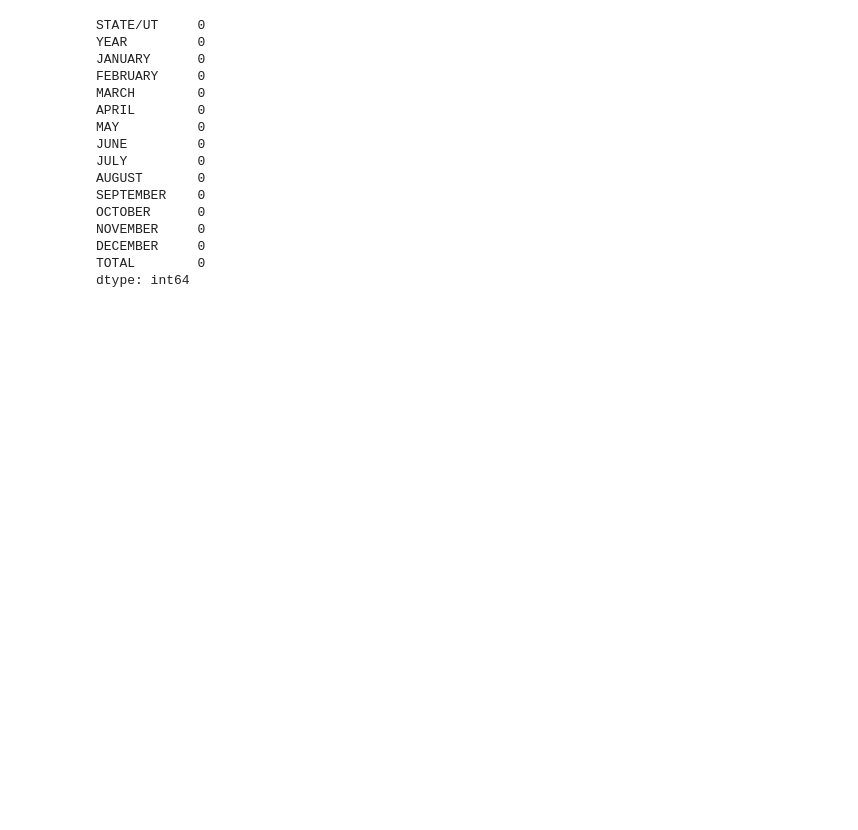
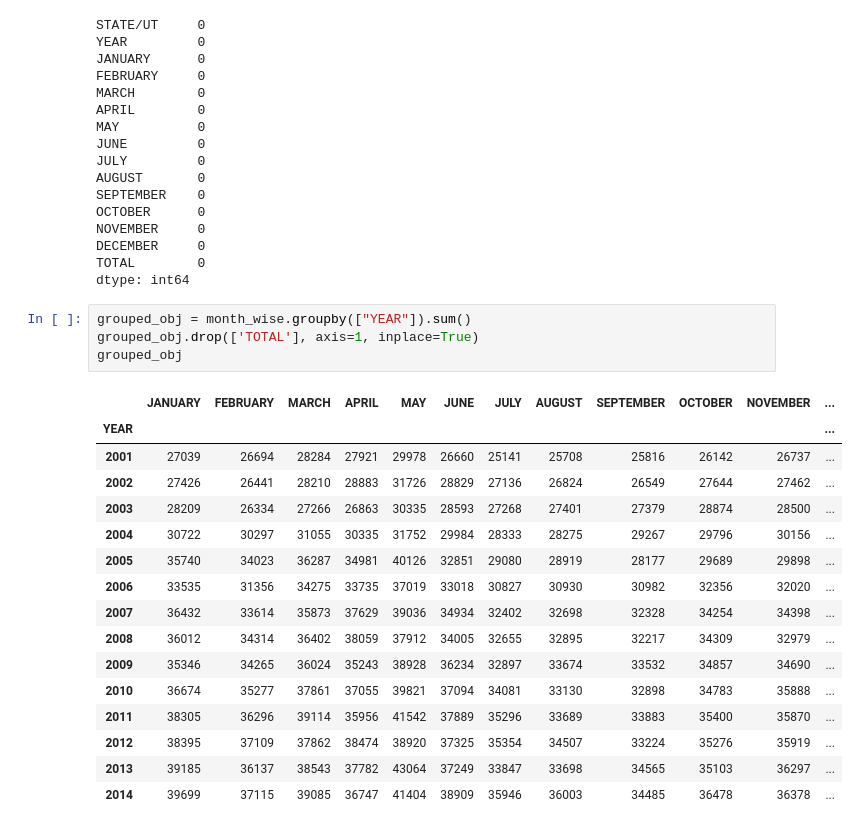
Before and after one commit to janvidixit3344/Accident_ROAD, a Jupyter notebook: analysis4.ipynb, the cells around one changed output. Saved outputs shown, nothing was run; the diff lists cells and outputs as text; blank space fills up the shorter version.

```diff
--- a/analysis4.ipynb
+++ b/analysis4.ipynb
@@ -41,3 +41,24 @@ NOVEMBER     0
 DECEMBER     0
 TOTAL        0
 dtype: int64
+# %%
+grouped_obj = month_wise.groupby(["YEAR"]).sum()
+grouped_obj.drop(['TOTAL'], axis=1, inplace=True)
+grouped_obj
+# %% [output]
+|  | JANUARY | FEBRUARY | MARCH | APRIL | MAY | JUNE | JULY | AUGUST | SEPTEMBER | OCTOBER | NOVEMBER | ... |
+| YEAR |  |  |  |  |  |  |  |  |  |  |  | ... |
+| 2001 | 27039 | 26694 | 28284 | 27921 | 29978 | 26660 | 25141 | 25708 | 25816 | 26142 | 26737 | ... |
+| 2002 | 27426 | 26441 | 28210 | 28883 | 31726 | 28829 | 27136 | 26824 | 26549 | 27644 | 27462 | ... |
+| 2003 | 28209 | 26334 | 27266 | 26863 | 30335 | 28593 | 27268 | 27401 | 27379 | 28874 | 28500 | ... |
+| 2004 | 30722 | 30297 | 31055 | 30335 | 31752 | 29984 | 28333 | 28275 | 29267 | 29796 | 30156 | ... |
+| 2005 | 35740 | 34023 | 36287 | 34981 | 40126 | 32851 | 29080 | 28919 | 28177 | 29689 | 29898 | ... |
+| 2006 | 33535 | 31356 | 34275 | 33735 | 37019 | 33018 | 30827 | 30930 | 30982 | 32356 | 32020 | ... |
+| 2007 | 36432 | 33614 | 35873 | 37629 | 39036 | 34934 | 32402 | 32698 | 32328 | 34254 | 34398 | ... |
+| 2008 | 36012 | 34314 | 36402 | 38059 | 37912 | 34005 | 32655 | 32895 | 32217 | 34309 | 32979 | ... |
+| 2009 | 35346 | 34265 | 36024 | 35243 | 38928 | 36234 | 32897 | 33674 | 33532 | 34857 | 34690 | ... |
+| 2010 | 36674 | 35277 | 37861 | 37055 | 39821 | 37094 | 34081 | 33130 | 32898 | 34783 | 35888 | ... |
+| 2011 | 38305 | 36296 | 39114 | 35956 | 41542 | 37889 | 35296 | 33689 | 33883 | 35400 | 35870 | ... |
+| 2012 | 38395 | 37109 | 37862 | 38474 | 38920 | 37325 | 35354 | 34507 | 33224 | 35276 | 35919 | ... |
+| 2013 | 39185 | 36137 | 38543 | 37782 | 43064 | 37249 | 33847 | 33698 | 34565 | 35103 | 36297 | ... |
+| 2014 | 39699 | 37115 | 39085 | 36747 | 41404 | 38909 | 35946 | 36003 | 34485 | 36478 | 36378 | ... |
```
Also changed, not shown: parts of 1 cell of this notebook, 2 other files.
